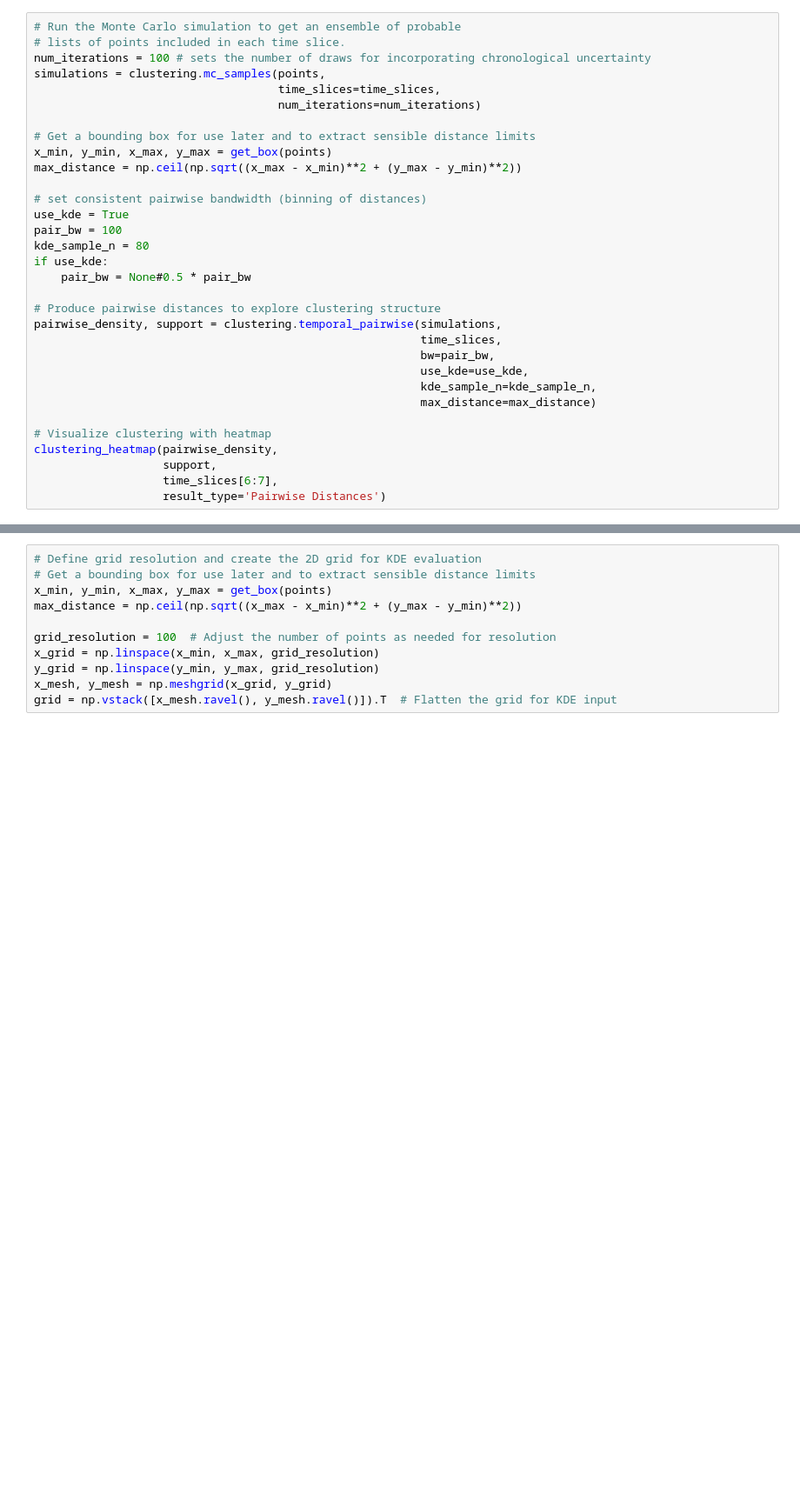
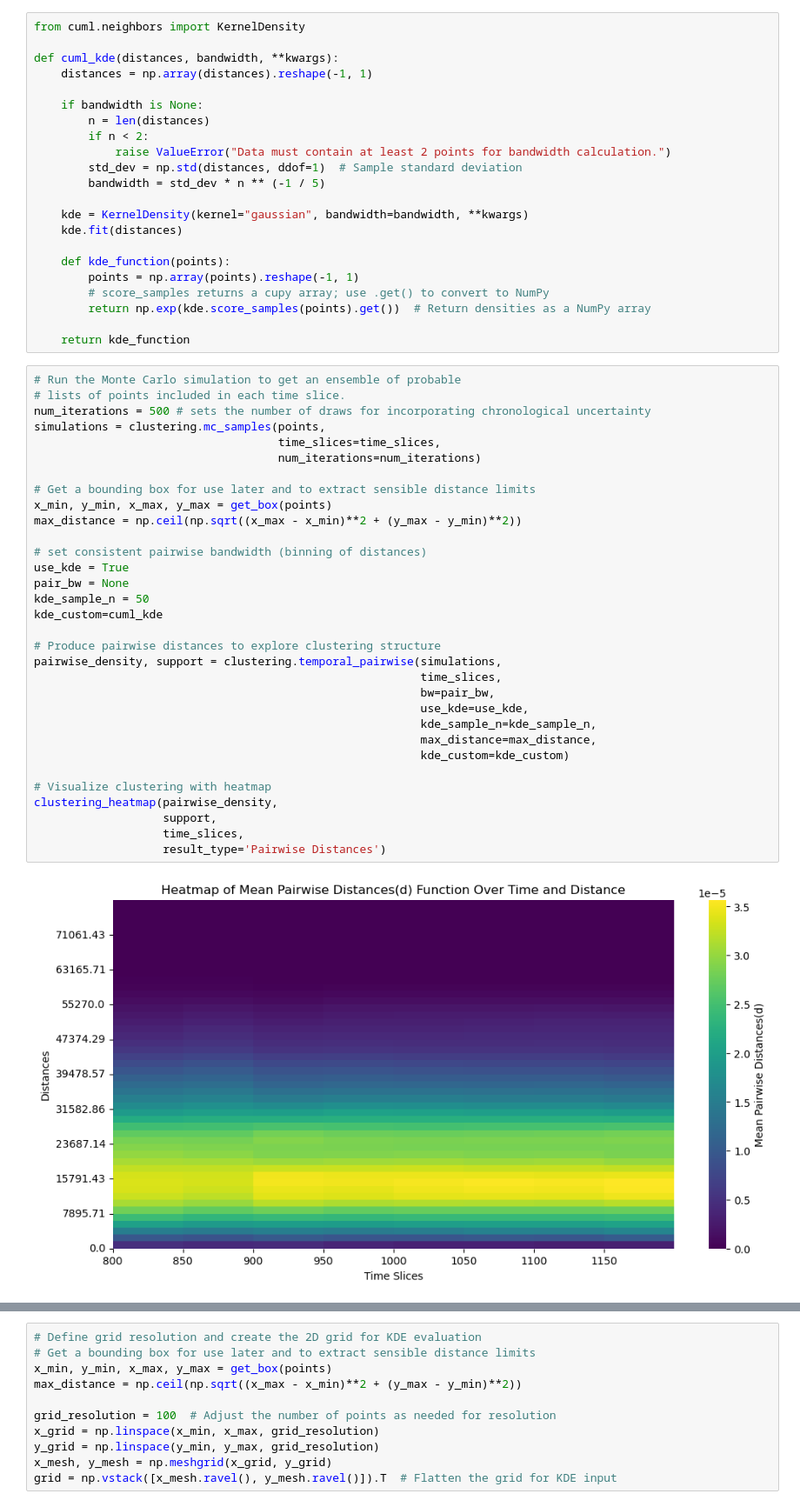
Before and after one commit to wccarleton/angkorclusters, a Jupyter notebook: Src/analysis.ipynb, the cells around one changed output, grey strips where cells are left out. Shown at 87% size. Saved outputs shown, nothing was run; the diff lists cells and outputs as text; blank space fills up the shorter version.

```diff
--- a/Src/analysis.ipynb
+++ b/Src/analysis.ipynb
@@ -62,32 +109,56 @@ time_slices
+# %%
+from cuml.neighbors import KernelDensity
+
+def cuml_kde(distances, bandwidth, **kwargs):
+    distances = np.array(distances).reshape(-1, 1)
+
+    if bandwidth is None:
+        n = len(distances)
+        if n < 2:
+            raise ValueError("Data must contain at least 2 points for bandwidth calculation.")
+        std_dev = np.std(distances, ddof=1)  # Sample standard deviation
+        bandwidth = std_dev * n ** (-1 / 5)
+
+    kde = KernelDensity(kernel="gaussian", bandwidth=bandwidth, **kwargs)
+    kde.fit(distances)
+
+    def kde_function(points):
+        points = np.array(points).reshape(-1, 1)
+        # score_samples returns a cupy array; use .get() to convert to NumPy
+        return np.exp(kde.score_samples(points).get())  # Return densities as a NumPy array
+
+    return kde_function
 # %%
 # Run the Monte Carlo simulation to get an ensemble of probable
 # lists of points included in each time slice.
-num_iterations = 100 # sets the number of draws for incorporating chronological uncertainty
+num_iterations = 500 # sets the number of draws for incorporating chronological uncertainty
 simulations = clustering.mc_samples(points,
                                     time_slices=time_slices,
                                     num_iterations=num_iterations)
 
 # Get a bounding box for use later and to extract sensible distance limits
 x_min, y_min, x_max, y_max = get_box(points)
 max_distance = np.ceil(np.sqrt((x_max - x_min)**2 + (y_max - y_min)**2))
 
 # set consistent pairwise bandwidth (binning of distances)
 use_kde = True
-pair_bw = 100
-kde_sample_n = 80
-if use_kde:
-    pair_bw = None#0.5 * pair_bw
+pair_bw = None
+kde_sample_n = 50
+kde_custom=cuml_kde
 
 # Produce pairwise distances to explore clustering structure
 pairwise_density, support = clustering.temporal_pairwise(simulations,
                                                          time_slices,
                                                          bw=pair_bw,
                                                          use_kde=use_kde,
                                                          kde_sample_n=kde_sample_n,
-                                                         max_distance=max_distance)
+                                                         max_distance=max_distance,
+                                                         kde_custom=kde_custom)
 
 # Visualize clustering with heatmap
 clustering_heatmap(pairwise_density,
                    support,
-                   time_slices[6:7],
+                   time_slices,
                    result_type='Pairwise Distances')
+# %% [output]
+[figure, added]
```
Also changed, not shown: parts of 82 cells of this notebook, 10 other files.
